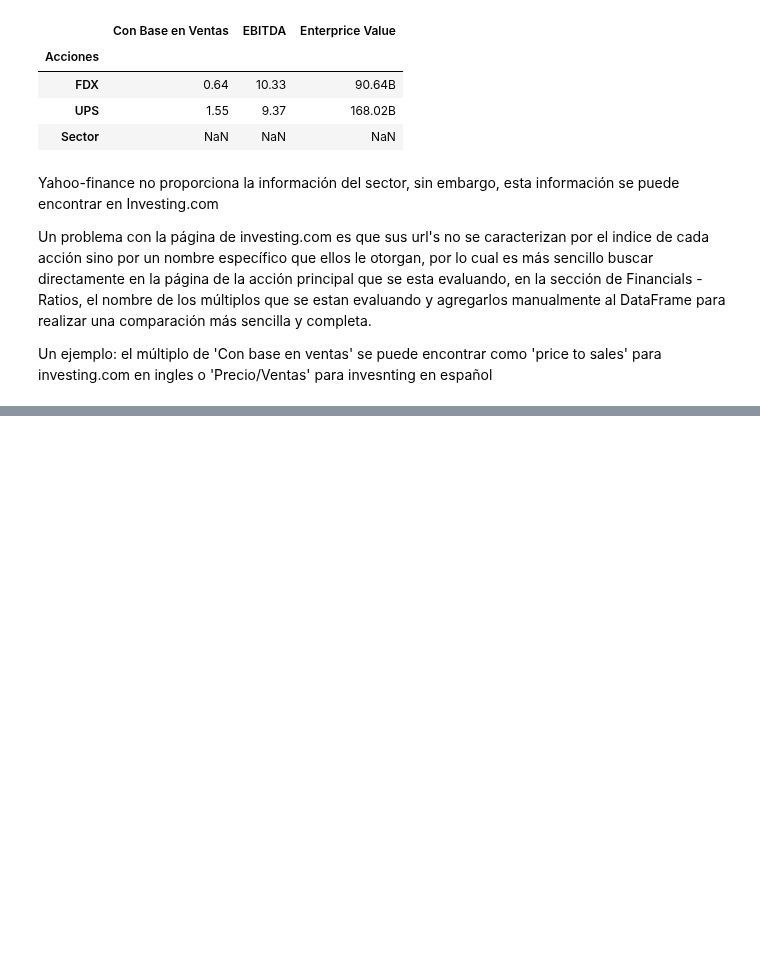
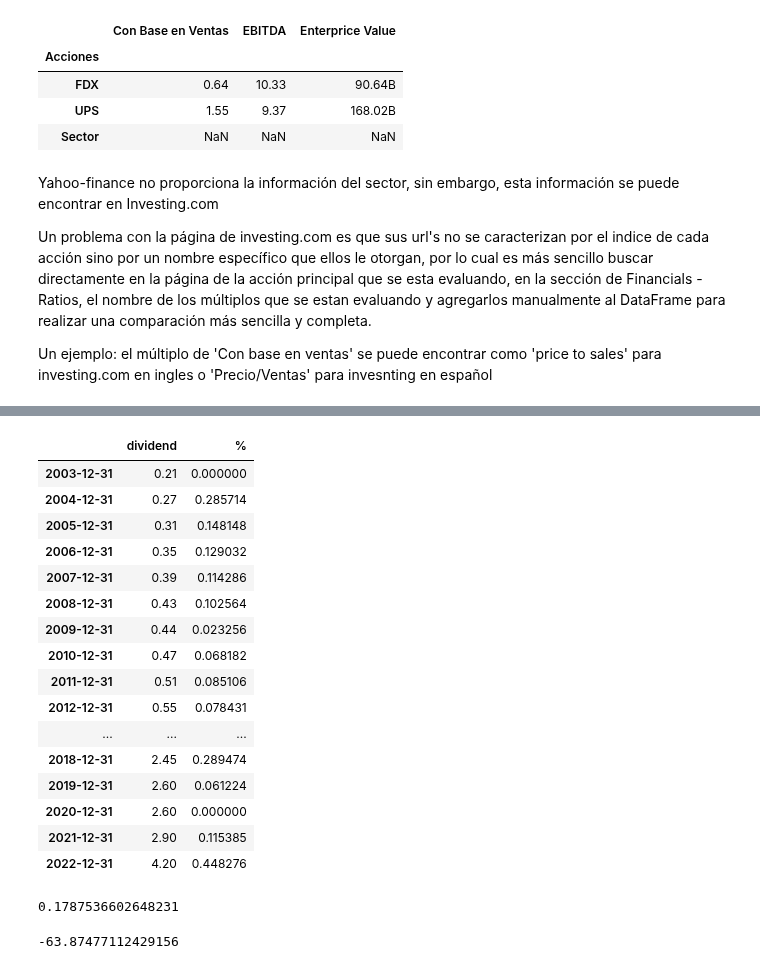
Before and after one commit to gabilang12/finanzas_corporativas, a Jupyter notebook: fc_parte_6.ipynb, the cells around one changed output, grey strips where cells are left out. Saved outputs shown, nothing was run; the diff lists cells and outputs as text; code cells hidden in the pictures; blank space fills up the shorter version.

```diff
--- a/fc_parte_6.ipynb
+++ b/fc_parte_6.ipynb
@@ -843,0 +916,43 @@ Un ejemplo: el múltiplo de 'Con base en ventas' se puede encontrar como 'price
+# %%
+for x in range(1,len(aux_div)):
+    anterior = aux_div['dividend'][x-1]
+    actual = aux_div['dividend'][x]
+    valor = (actual - anterior) / anterior
+    aux_div['%'][x] = valor
+# %%
+aux_div
+# %% [output]
+|  | dividend | % |
+| 2003-12-31 | 0.21 | 0.000000 |
+| 2004-12-31 | 0.27 | 0.285714 |
+| 2005-12-31 | 0.31 | 0.148148 |
+| 2006-12-31 | 0.35 | 0.129032 |
+| 2007-12-31 | 0.39 | 0.114286 |
+| 2008-12-31 | 0.43 | 0.102564 |
+| 2009-12-31 | 0.44 | 0.023256 |
+| 2010-12-31 | 0.47 | 0.068182 |
+| 2011-12-31 | 0.51 | 0.085106 |
+| 2012-12-31 | 0.55 | 0.078431 |
+| ... | ... | ... |
+| 2018-12-31 | 2.45 | 0.289474 |
+| 2019-12-31 | 2.60 | 0.061224 |
+| 2020-12-31 | 2.60 | 0.000000 |
+| 2021-12-31 | 2.90 | 0.115385 |
+| 2022-12-31 | 4.20 | 0.448276 |
+# %%
+suma = 0
+for x in range(1,len(aux_div)):
+    suma = suma + aux_div['%'][x]
+promedio = suma / x
+print(promedio)
+# %% [output]
+0.1787536602648231
+# %%
+## forma 1
+g = promedio
+wacc = 0.113 #dato sacado de finbox.com, depende de la accion analizada, utilizar valor medio (mid)
+dividendo_anual = aux_div['dividend']['2022-12-31'] #el dividendo del ultimo año
+Vo = dividendo_anual / (wacc - g)
+print(Vo)
+# %% [output]
+-63.87477112429156
```
Also changed, not shown: parts of 5 cells of this notebook.
